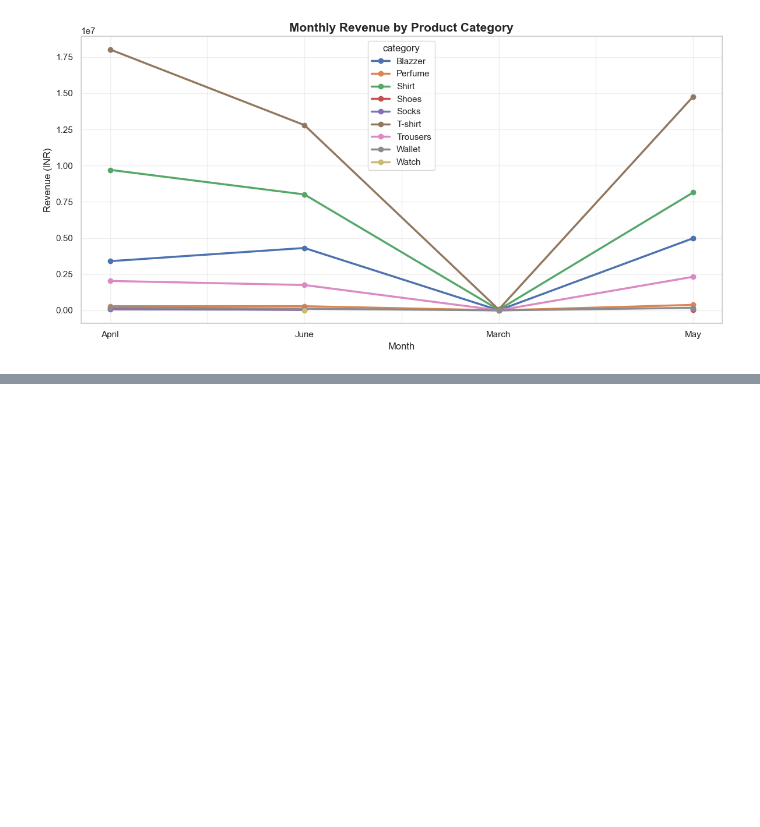
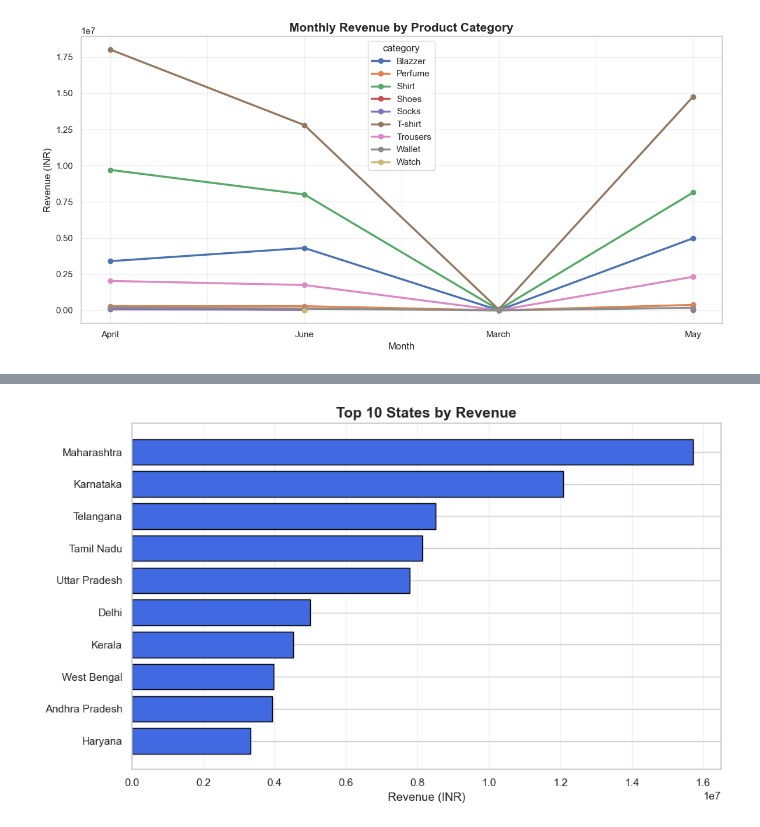
Before and after one commit to JayanthikaKrishnamoorthy/amazon-sales-data-analysis, a Jupyter notebook: Amazon_sales_report.ipynb, the cells around one changed output, grey strips where cells are left out. Cells and saved outputs as stored; diff of their text form; code cells hidden in the pictures; blank space fills up the shorter version.

```diff
--- a/Amazon_sales_report.ipynb
+++ b/Amazon_sales_report.ipynb
@@ -1833,3 +1833,11 @@ plt.tight_layout()
 plt.show()
 # %% [output]
 [figure]
+# %%
+state_revenue = (
+    df.groupby('ship_state')['amount']
+    .sum()
+    .sort_values(ascending=False)
+)
+
+print(state_revenue.head(10))
@@ -1835,0 +1857,18 @@ plt.show()
+# %%
+plt.figure(figsize=(10,6))
+
+bars = plt.barh(
+    state_revenue.head(10).sort_values().index,
+    state_revenue.head(10).sort_values().values,
+    color='royalblue',
+    edgecolor='black'
+)
+
+plt.title("Top 10 States by Revenue",fontsize=15,fontweight='bold')
+plt.xlabel("Revenue (INR)")
+plt.grid(axis='x',alpha=.3)
+
+plt.tight_layout()
+plt.show()
+# %% [output]
+[figure, added]
```
Also changed, not shown: parts of 23 cells of this notebook, 1 other file.
